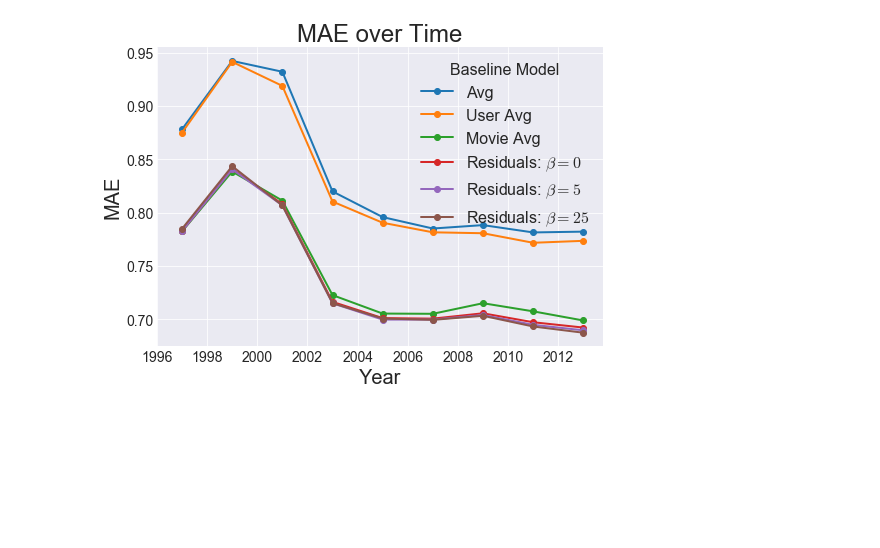
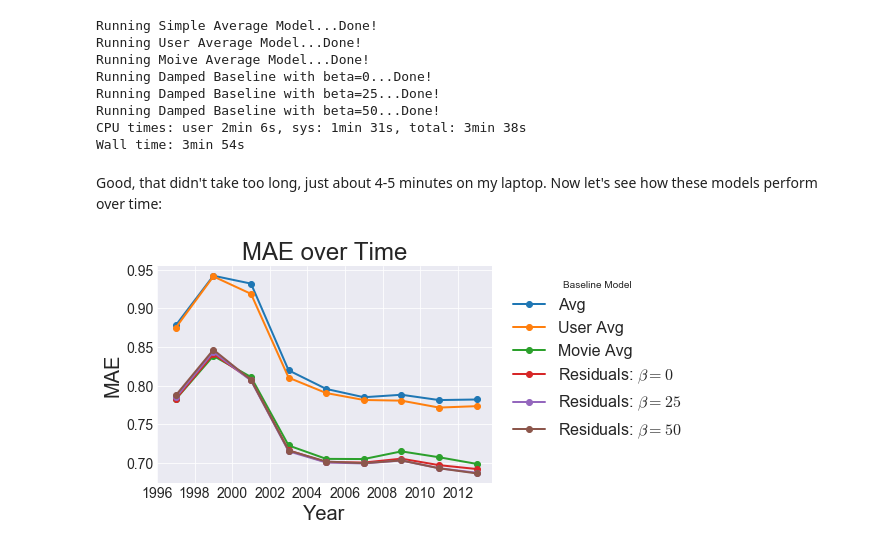
Before and after one commit to benlindsay/movielens-analysis, a Jupyter notebook: notebooks/02_Baselines.ipynb, the cells around one changed output. Drawn from its saved outputs; the diff is of its cells as text; code cells hidden in the pictures; blank space fills up the shorter version.

Commit message:
cleaned up notebook 2 and added residual distributions plot

```diff
--- a/notebooks/02_Baselines.ipynb
+++ b/notebooks/02_Baselines.ipynb
@@ -3,13 +1,14 @@
 # %%
+%matplotlib inline
 from datetime import datetime
-import gc
 from IPython.display import Markdown
 from os.path import join
 from os.path import exists
 from sklearn.metrics import mean_absolute_error
+import gc
 import matplotlib.pyplot as plt
 import numpy as np
 import pandas as pd
 import seaborn as sns
 
-plt.style.use('big-darkgrid')
+plt.style.use('../big-darkgrid.mplstyle')
@@ -311,15 +401,58 @@ Wall time: 56.3 s
+# %%
+%%time
+print("Running Simple Average Model...", end="")
+validator = PerformanceOverTimeValidator(SimpleAverageModel(), n_year_period=2)
+years_1, errs_1 = validator.validate(ratings_df['userId'], ratings_df['rating'], years=ratings_df['year'])
+print("Done!")
+
+validator = PerformanceOverTimeValidator(AverageByIdModel(), n_year_period=2)
+print("Running User Average Model...", end="")
+years_2, errs_2 = validator.validate(ratings_df['userId'], ratings_df['rating'], ratings_df['year'])
+print("Done!")
+print("Running Moive Average Model...", end="")
+years_3, errs_3 = validator.validate(ratings_df['movieId'], ratings_df['rating'], ratings_df['year'])
+print("Done!")
+
+print("Running Damped Baseline with beta=0...", end="")
+model = DampedUserMovieBaselineModel(damping_factor=0)
+validator = PerformanceOverTimeValidator(model, n_year_period=2)
+years_4, errs_4 = validator.validate(ratings_df[['userId', 'movieId']], ratings_df['rating'], ratings_df['year'])
+print("Done!")
+
+print("Running Damped Baseline with beta=25...", end="")
+model = DampedUserMovieBaselineModel(damping_factor=25)
+validator = PerformanceOverTimeValidator(model, n_year_period=2)
+years_5, errs_5 = validator.validate(ratings_df[['userId', 'movieId']], ratings_df['rating'], ratings_df['year'])
+print("Done!")
+
+print("Running Damped Baseline with beta=50...", end="")
+model = DampedUserMovieBaselineModel(damping_factor=50)
+validator = PerformanceOverTimeValidator(model, n_year_period=2)
+years_6, errs_6 = validator.validate(ratings_df[['userId', 'movieId']], ratings_df['rating'], ratings_df['year'])
+print("Done!")
+# %% [output]
+Running Simple Average Model...Done!
+Running User Average Model...Done!
+Running Moive Average Model...Done!
+Running Damped Baseline with beta=0...Done!
+Running Damped Baseline with beta=25...Done!
+Running Damped Baseline with beta=50...Done!
+CPU times: user 2min 6s, sys: 1min 31s, total: 3min 38s
+Wall time: 3min 54s
+# %% [markdown]
+Good, that didn't take too long, just about 4-5 minutes on my laptop. Now let's see how these models perform over time:
 # %%
 plt.plot(years_1, errs_1, 'o-', label='Avg')
 plt.plot(years_2, errs_2, 'o-', label='User Avg')
 plt.plot(years_3, errs_3, 'o-', label='Movie Avg')
 plt.plot(years_4, errs_4, 'o-', label=r'Residuals: $\beta=0$')
-plt.plot(years_5, errs_5, 'o-', label=r'Residuals: $\beta=5$')
-plt.plot(years_6, errs_6, 'o-', label=r'Residuals: $\beta=25$')
+plt.plot(years_5, errs_5, 'o-', label=r'Residuals: $\beta=25$')
+plt.plot(years_6, errs_6, 'o-', label=r'Residuals: $\beta=50$')
 plt.gca().set_xticks(np.arange(1996, 2013, 2))
 plt.xlabel('Year')
 plt.ylabel('MAE')
 plt.title('MAE over Time')
-plt.legend(title='Baseline Model')
+plt.legend(loc='upper left', bbox_to_anchor=(1.02, 1.0), title='Baseline Model')
 plt.show()
 # %% [output]
-[figure, old version]
+[figure, new version]
```
Also changed, not shown: parts of 23 cells of this notebook.
